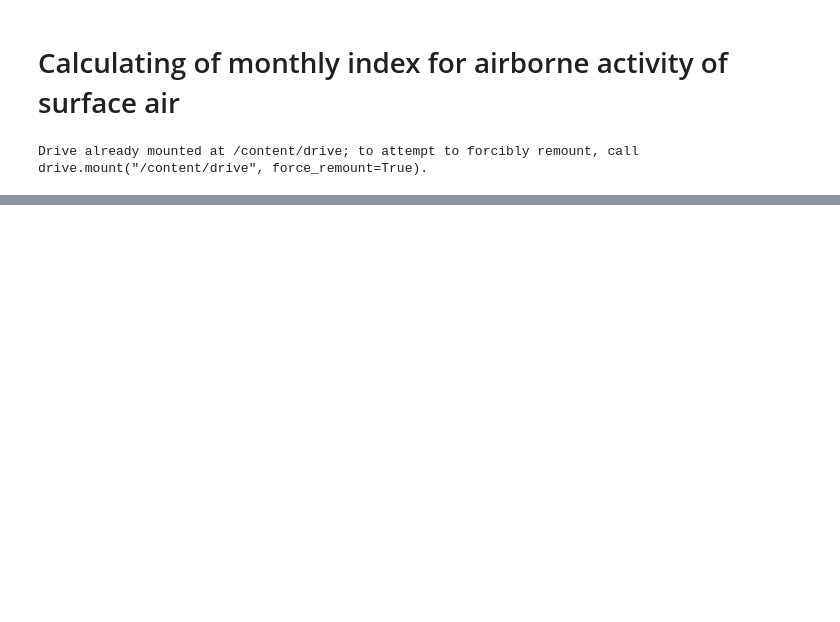
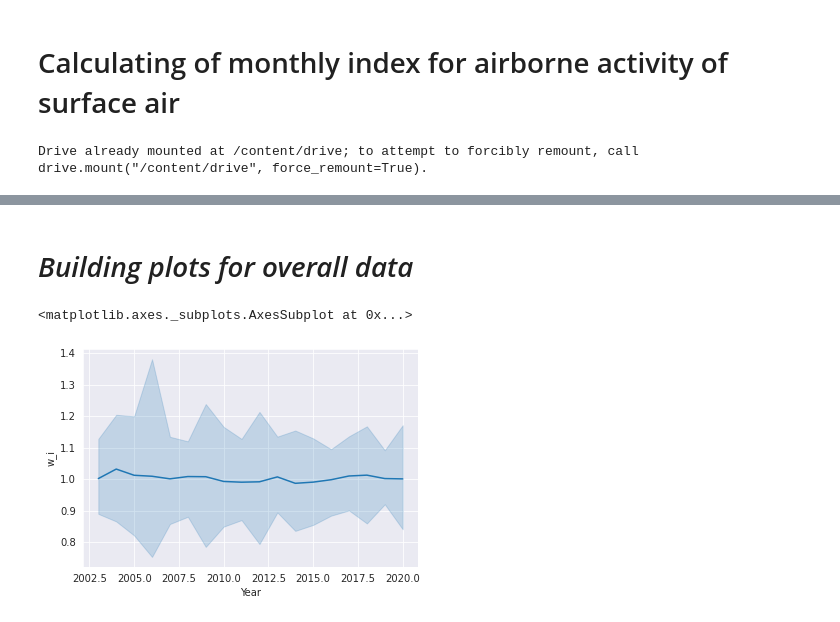
Before and after one commit to ADv0rnik/Data-analysis-for-JER, a Jupyter notebook: Monthly_index_calc.ipynb, the cells around one changed output, grey strips where cells are left out. Saved outputs shown, nothing was run; the diff lists cells and outputs as text; code cells hidden in the pictures; blank space fills up the shorter version.

```diff
--- a/Monthly_index_calc.ipynb
+++ b/Monthly_index_calc.ipynb
@@ -10,6 +10,9 @@ import matplotlib.pyplot as plt
 %matplotlib inline
 # %%
 import seaborn as sns
+# %%
+#Adding dictionary for manipulating with month numbers
+m_dict = {1:'Jan', 2:'Feb', 3:'Mar', 4:'Apr', 5:'May', 6:'Jun', 7:'Jul', 8:'Aug', 9:'Sep', 10:'Oct', 11:'Nov', 12:'Dec'}
 # %%
 from google.colab import drive
 drive.mount('/content/drive')
@@ -86,0 +59,30 @@ df_mod
+# %%
+def mi(my_df, year):
+  df_x = my_df[my_df['Year'] == year]
+  df_x_m = df_x.groupby(by = 'Month').mean()
+  df_x_m.reset_index(inplace = True)
+  df_x_m = df_x_m.drop(['Week'], axis = 1)
+  #df_x_m.columns = ['M_i', 'Year']
+  return df_x_m
+
+mi03 = mi(df_mod, 2003)
+mi1 = mi03.append(mi(df_mod, 2004))
+mi2 = mi1.append(mi(df_mod, 2005))
+mi3 = mi2.append(mi(df_mod, 2006))
+mi4 = mi3.append(mi(df_mod, 2007))
+mi5 = mi4.append(mi(df_mod, 2008))
+mi6 = mi5.append(mi(df_mod, 2009))
+mi7 = mi6.append(mi(df_mod, 2010))
+mi8 = mi7.append(mi(df_mod, 2011))
+mi9 = mi8.append(mi(df_mod, 2012))
+mi10 = mi9.append(mi(df_mod, 2013))
+mi11= mi10.append(mi(df_mod, 2014))
+mi12 = mi11.append(mi(df_mod, 2015))
+mi13 = mi12.append(mi(df_mod, 2016))
+mi14 = mi13.append(mi(df_mod, 2017))
+mi15 = mi14.append(mi(df_mod, 2018))
+mi16 = mi15.append(mi(df_mod, 2019))
+mi17 = mi16.append(mi(df_mod, 2020))
+mi17['Mon'] = mi17['Month'].replace(m_dict)
+mi_fin=mi17.drop(['Month'], axis = 1)
+mi_fin
@@ -86,0 +103,4 @@ df_mod
+# %%
+#adding seasons in front of Month
+mi_fin['season'] = np.where(mi_fin.Mon.isin(['Apr','May','Jun','Jul','Aug','Sep']), 'sum', 'win')
+mi_fin.head(30)
@@ -86,0 +159,8 @@ df_mod
+# %% [markdown]
+# *Building plots for overall data*
+# %%
+sns.set_style('darkgrid')
+sns.lineplot(data = mi_fin, x = 'Year', y = 'w_i')
+# %% [output]
+<matplotlib.axes._subplots.AxesSubplot at 0x...>
+[figure, added]
```
Also changed, not shown: parts of 14 cells of this notebook.
